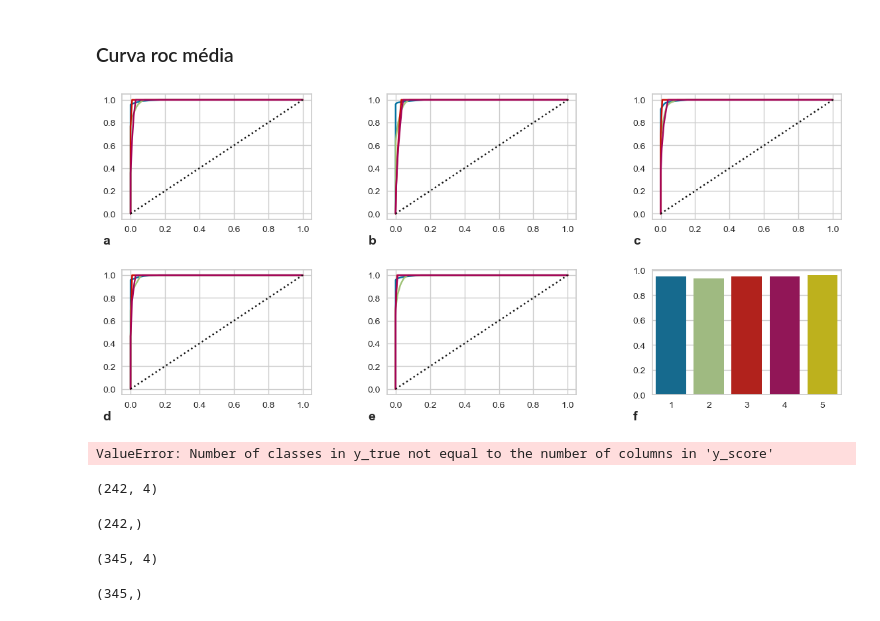
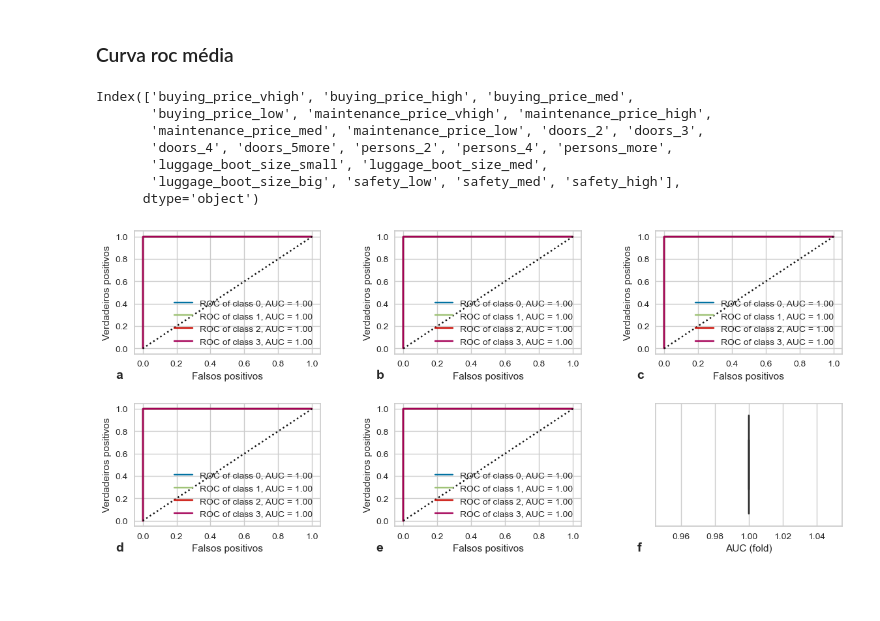
Before and after one commit to lucas-fpaiva/AnalisePred-PES, a Jupyter notebook: Projeto/car_eval/results_view.ipynb, the cells around one changed output. Saved outputs shown, nothing was run; the diff lists cells and outputs as text; code cells hidden in the pictures; blank space fills up the shorter version.

```diff
--- a/Projeto/car_eval/results_view.ipynb
+++ b/Projeto/car_eval/results_view.ipynb
@@ -37,17 +81,18 @@ results.head()
 # %%
-fig = plt.figure(figsize = (7,4),dpi=100)
-axes = gridspec.GridSpec(nrows=2, ncols=2,wspace=0.4,hspace=0.4)
-
-metrics = ['accuracy','precision','recall','f1_score']
-r = [0,0,1,1]
-c = [0,1,0,1]
+fig = plt.figure(figsize = (14,3),dpi=100)
+axes = gridspec.GridSpec(nrows=1, ncols=3, figure=fig, wspace=0.3, hspace=0)
+sns.set_theme(style="white", palette=None)
+metrics =results.columns[0:-3]
+r = [0,0,0]
+c = [0,1,2]
 count=0
 
-im = ['a','b','c','d','e','f','g','h']
+im = ['a','b','c','d']
 for metric in metrics:
     ax = fig.add_subplot(axes[r[count],c[count]])
-    sns.boxplot(y=results[metric],x=results['model'],ax=ax)
-    ax.text(-0.1, -0.2, im[count], size=14, weight='bold', transform=ax.transAxes)
+    ax.grid()
+    sns.boxplot(y=results[metric],x=results['Modelo'],ax=ax,palette=colors1)
+    ax.text(-0.15, -0.2, im[count], size=20, weight='bold', transform=ax.transAxes)
     count+=1
 plt.savefig('fig_metrics.pdf', format="pdf", dpi=1000, bbox_inches="tight")
 # %% [output]
@@ -62,12 +125,16 @@ def models (name,parameters):
         model = RandomForestClassifier(**parameters);
     elif name == 'KNN':
         model = KNeighborsClassifier(**parameters);
-    elif name == 'LM':
+    elif name == 'RL':
         model = LogisticRegression(**parameters);
     elif name == 'SVM':
         model = SVC(**parameters);
-    elif name == 'MLP':
+    elif name == 'PMC':
         model = MLPClassifier(**parameters);
+    elif name == 'BNB':
+        model = BernoulliNB(**parameters);
+    elif name == 'GB':
+        model = GradientBoostingClassifier(**parameters);
     else :
         print('Model not found')
         model=None
@@ -119,5 +194,15 @@ plt.show()
 # %% [markdown]
 ### Curva roc média
+# %%
+features
+# %% [output]
+Index(['buying_price_vhigh', 'buying_price_high', 'buying_price_med',
+       'buying_price_low', 'maintenance_price_vhigh', 'maintenance_price_high',
+       'maintenance_price_med', 'maintenance_price_low', 'doors_2', 'doors_3',
+       'doors_4', 'doors_5more', 'persons_2', 'persons_4', 'persons_more',
+       'luggage_boot_size_small', 'luggage_boot_size_med',
+       'luggage_boot_size_big', 'safety_low', 'safety_med', 'safety_high'],
+      dtype='object')
 # %%
 fig = plt.figure(figsize = (14,6),dpi=100)
 axes = gridspec.GridSpec(nrows=2, ncols=3,wspace=0.4,hspace=0.4)
@@ -125,62 +210,45 @@ axes = gridspec.GridSpec(nrows=2, ncols=3,wspace=0.4,hspace=0.4)
 r = [0,0,0,1,1,1]
 c = [0,1,2,0,1,2]
 
-models_name = ["LM", "KNN", "MLP", "DT"]
-
+im = ['a','b','c','d','e','f','g','h']
 count=0
-name='DT'
+name='SVM'
 auc_ = []
 for k in range(1,7):
   ax = fig.add_subplot(axes[r[count],c[count]])
 
   if k<6:
     treino = data[data.fold!=k]
     teste  = data[data.fold==k]
 
     x_treino = treino[features]
     y_treino = treino['class']
 
     x_teste = teste[features]
     y_teste = teste['class']
 
-    res_model = results[results.model==name]
-    parameters = literal_eval(res_model[res_model.fold==1]['parameters'].values[0])
+    res_model = results[results.Modelo==name]
+    parameters = literal_eval(res_model[res_model.Fold==k]['Parâmetros'].values[0])
 
     model = models(name,parameters);
 
     visualizer = ROCAUC(model, classes=["0", "1", "2", "3"],ax=ax,micro=False, macro=False)
     visualizer.fit(x_teste, y_teste)        # Fit the training data to the visualizer
     auc_.append(visualizer.score(x_teste, y_teste,))       # Evaluate the model on the test data
+    #ax.set_xlim([-0.001,0.02])
+    #ax.set_ylim([0.98,1.001])
+    ax.set_xlabel('Falsos positivos')
+    ax.set_ylabel('Verdadeiros positivos')
+    ax.legend()
 
 
   else:
-    sns.barplot(x=['1','2','3','4','5'],y=auc_,ax=ax)
-
+    sns.boxplot(x=auc_,ax=ax)
+    ax.set_xlabel('AUC (fold)')
   ax.text(-0.1, -0.2, im[count], size=14, weight='bold', transform=ax.transAxes)
 
   count+=1
 plt.savefig('fig_roc.pdf', format="pdf", dpi=1000, bbox_inches="tight")
 plt.show()
 # %% [output]
-[figure, old version]
+[figure, new version]
-# %%
-from cProfile import label
-
-
-for c in range(0,4):
-
-   print(roc_auc_score(y_teste[y_teste==c], model.predict_proba(x_teste)[y_teste==c,:],multi_class='ovr'))
-# %% [output]
-ValueError: Number of classes in y_true not equal to the number of columns in 'y_score'
-# %%
-print(model.predict_proba(x_teste)[y_teste==c,:].shape)
-y_teste[y_teste==c].shape
-# %% [output]
-(242, 4)
-(242,)
-# %%
-print(model.predict_proba(x_teste).shape)
-y_teste.shape
-# %% [output]
-(345, 4)
-(345,)
```
Also changed, not shown: parts of 11 cells of this notebook, 6 other files.
